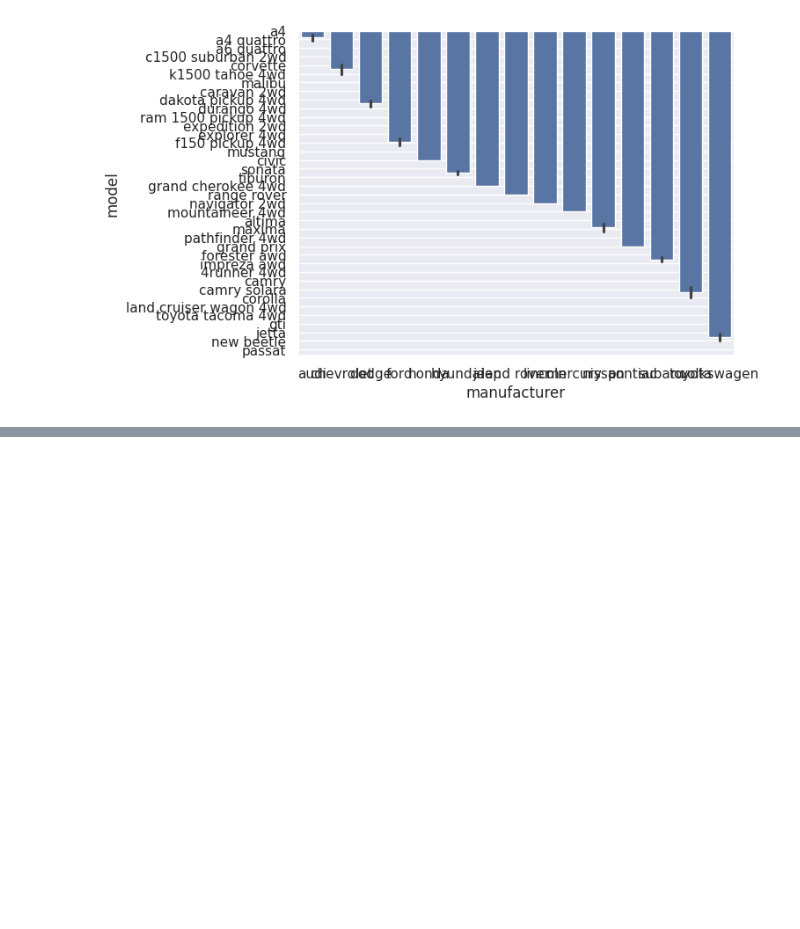
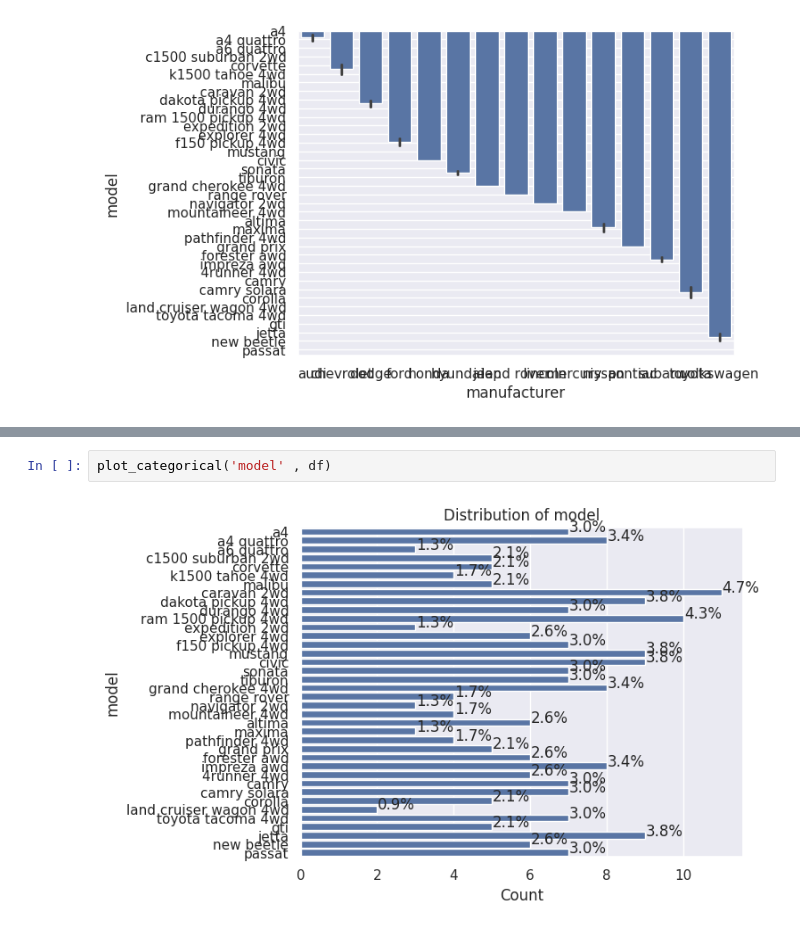
Before and after one commit to deekshith-291/demo, a Jupyter notebook: regression.ipynb, the cells around one changed output, grey strips where cells are left out. Drawn from its saved outputs; the diff is of its cells as text; blank space fills up the shorter version.

```diff
--- a/regression.ipynb
+++ b/regression.ipynb
@@ -175,0 +206,4 @@ sns.barplot(x='manufacturer', y='model', data=df)
+# %%
+plot_categorical('model' , df)
+# %% [output]
+[figure, added]
```
Also changed, not shown: parts of 6 cells of this notebook.
